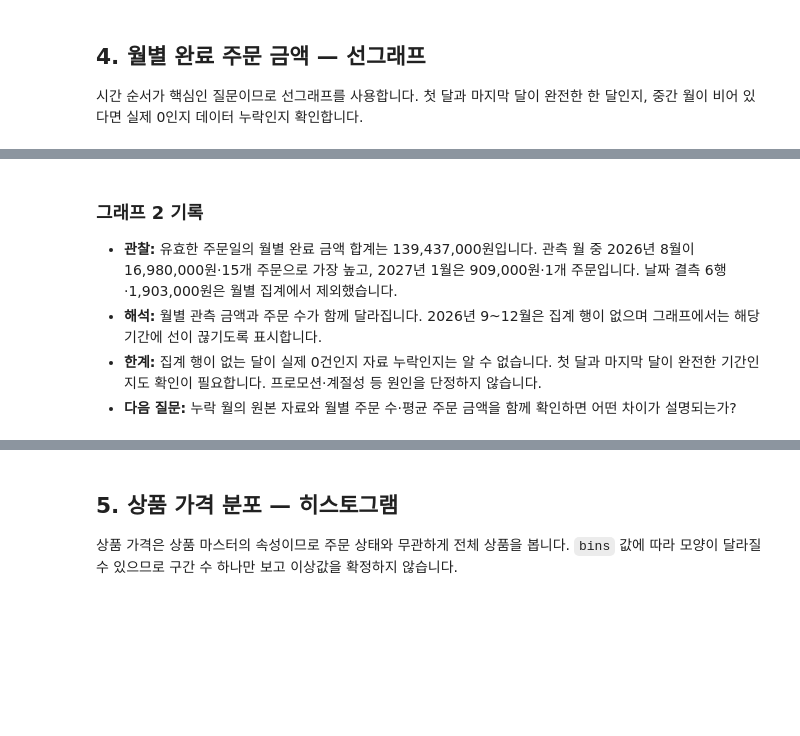
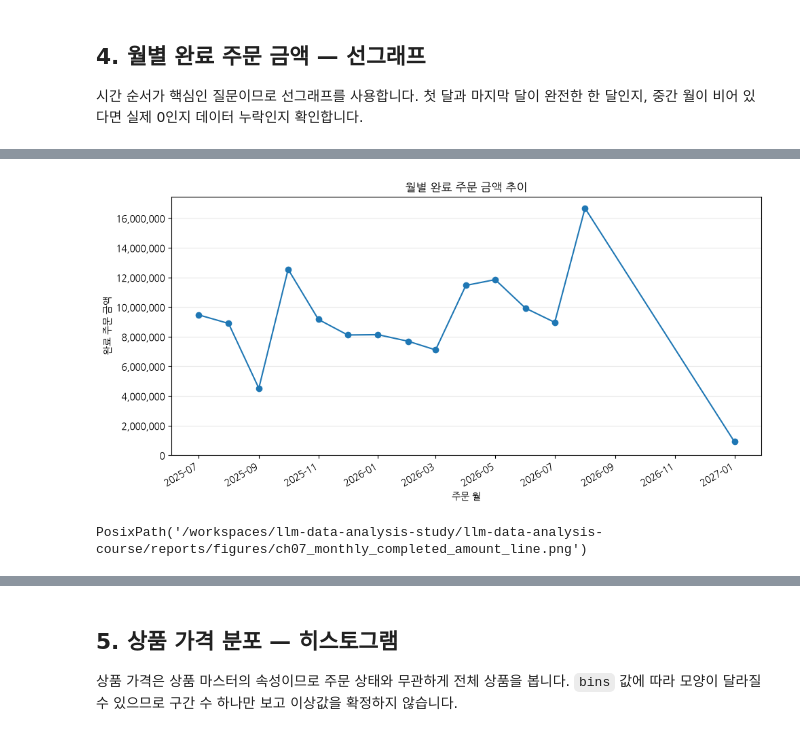
Before and after one commit to leeks2026/llm-data-analysis-study, a Jupyter notebook: chapter07/chapter07.ipynb, the cells around one changed output, grey strips where cells are left out. Cells and saved outputs as stored; diff of their text form; code cells hidden in the pictures; blank space fills up the shorter version.

```diff
--- a/chapter07/chapter07.ipynb
+++ b/chapter07/chapter07.ipynb
@@ -476,15 +324,10 @@ monthly_sales[
 # %%
 monthly_path = plot_monthly_sales(
-    monthly_sales_for_plot,
+    monthly_sales,
     FIGURE_DIR / "ch07_monthly_completed_amount_line.png",
     show=True,
 )
-shutil.copy2(monthly_path, IMAGE_DIR / "graph02.png")
 monthly_path
+# %% [output]
+[figure, added]
+PosixPath('/workspaces/llm-data-analysis-study/llm-data-analysis-course/reports/figures/ch07_monthly_completed_amount_line.png')
-# %% [markdown]
-### 그래프 2 기록
-
-- **관찰:** 유효한 주문일의 월별 완료 금액 합계는 139,437,000원입니다. 관측 월 중 2026년 8월이 16,980,000원·15개 주문으로 가장 높고, 2027년 1월은 909,000원·1개 주문입니다. 날짜 결측 6행·1,903,000원은 월별 집계에서 제외했습니다.
-- **해석:** 월별 관측 금액과 주문 수가 함께 달라집니다. 2026년 9~12월은 집계 행이 없으며 그래프에서는 해당 기간에 선이 끊기도록 표시합니다.
-- **한계:** 집계 행이 없는 달이 실제 0건인지 자료 누락인지는 알 수 없습니다. 첫 달과 마지막 달이 완전한 기간인지도 확인이 필요합니다. 프로모션·계절성 등 원인을 단정하지 않습니다.
-- **다음 질문:** 누락 월의 원본 자료와 월별 주문 수·평균 주문 금액을 함께 확인하면 어떤 차이가 설명되는가?
```
Also changed, not shown: parts of 35 cells of this notebook, 1 other file.
